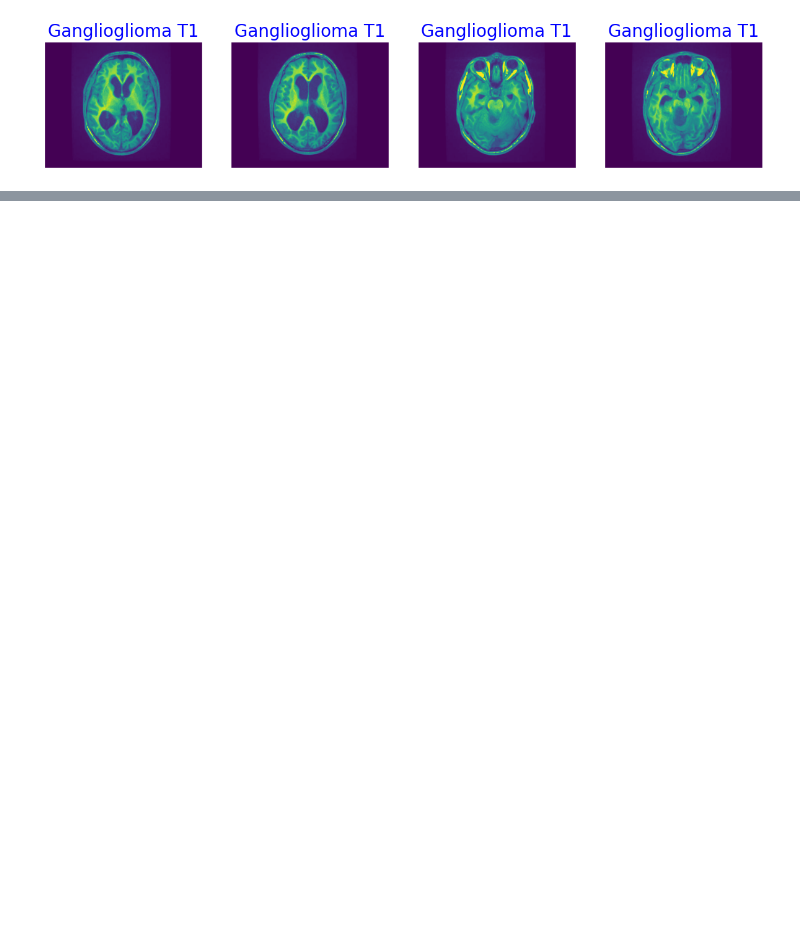
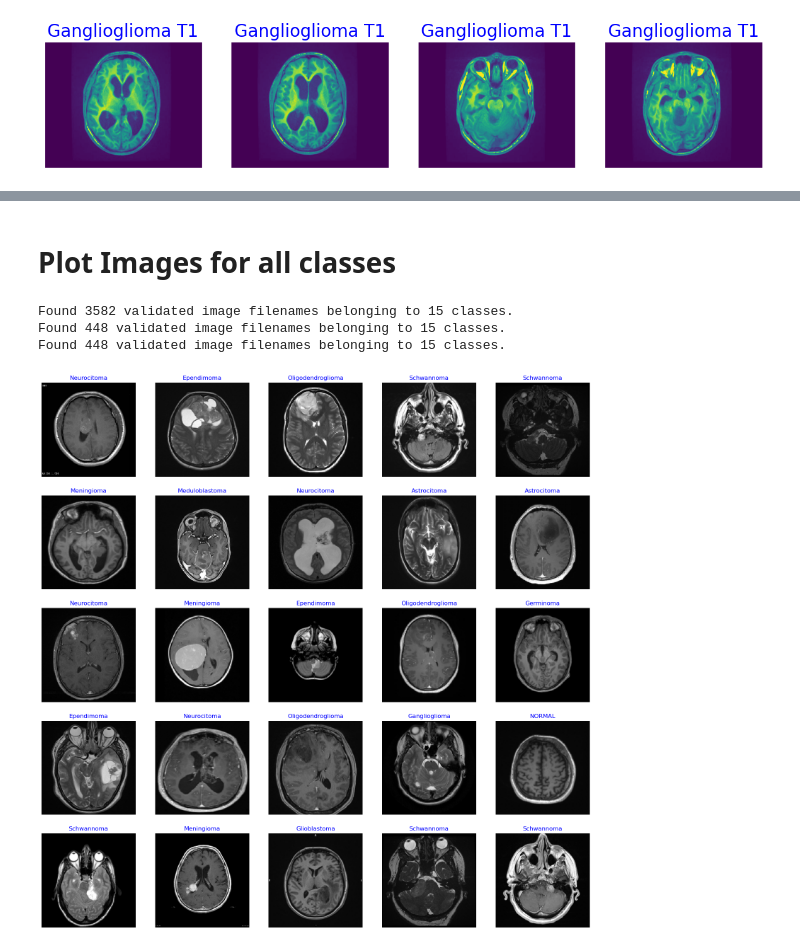
Before and after one commit to bassantmedhat/Brain_Tumor_Classification, a Jupyter notebook: Model.ipynb, the cells around one changed output, grey strips where cells are left out. Cells and saved outputs as stored; diff of their text form; code cells hidden in the pictures; blank space fills up the shorter version.

```diff
--- a/Model.ipynb
+++ b/Model.ipynb
@@ -75,0 +254,6 @@ plot_class(classes[9])
+# %%
+# data_df = main(dir)
+files, classes = define_paths(dir)
+df = define_df(files, classes)
+print(data_df)
+print(df)
@@ -75,0 +406,28 @@ plot_class(classes[9])
+# %% [markdown]
+# **Plot Images for all classes**
+# %%
+def show_images(gen):
+    '''
+    This function take the data generator and show sample of the images
+    '''
+
+    # return classes , images to be displayed
+    g_dict = gen.class_indices        # defines dictionary {'class': index}
+    classes = list(g_dict.keys())     # defines list of dictionary's kays (classes), classes names : string
+    images, labels = next(gen)        # get a batch size samples from the generator
+
+    # calculate number of displayed samples
+    length = len(labels)        # length of batch size
+    sample = min(length, 25)    # check if sample less than 25 images
+
+    plt.figure(figsize= (20, 20))
+
+    for i in range(sample):
+        plt.subplot(5, 5, i + 1)
+        image = images[i] / 255       # scales data to range (0 - 255)
+        plt.imshow(image)
+        index =  numpy .argmax(labels[i])  # get image index
+        class_name = classes[index]   # get class of image
+        plt.title(class_name, color= 'blue', fontsize= 12)
+        plt.axis('off')
+    plt.show()
@@ -75,0 +473,19 @@ plot_class(classes[9])
+# %%
+train_dir = dir
+valid_dir = input('Enter validation data directory (if no valid dir press Enter): ')
+test_dir = input('Enter test data directory (if no test dir press Enter): ')
+
+    # Get splitted data
+train_df, valid_df, test_df = split_data(train_dir, valid_dir, test_dir)
+
+    # Get Generators
+batch_size = 32
+train_gen, valid_gen, test_gen = create_model_data(train_df, valid_df, test_df, batch_size)
+# %% [output]
+Found 3582 validated image filenames belonging to 15 classes.
+Found 448 validated image filenames belonging to 15 classes.
+Found 448 validated image filenames belonging to 15 classes.
+# %%
+show_images(train_gen)
+# %% [output]
+[figure, added]
```
Also changed, not shown: parts of 40 cells of this notebook.
